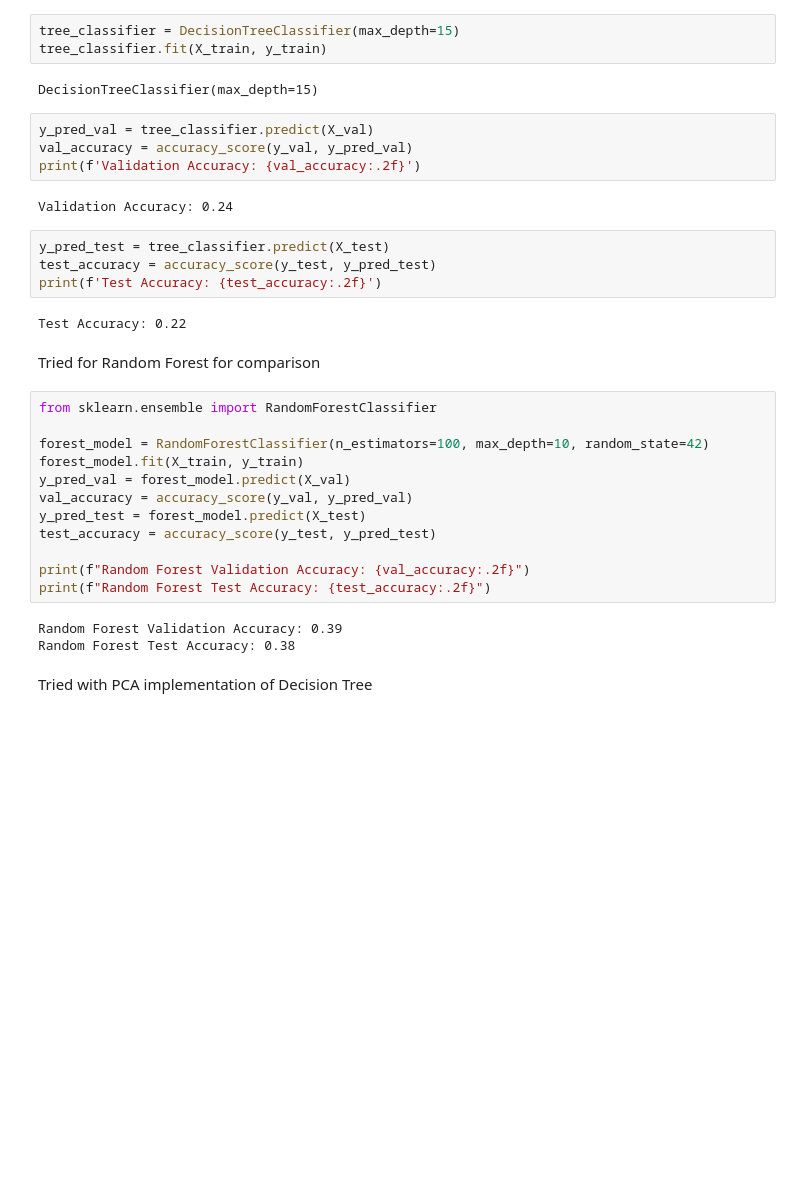
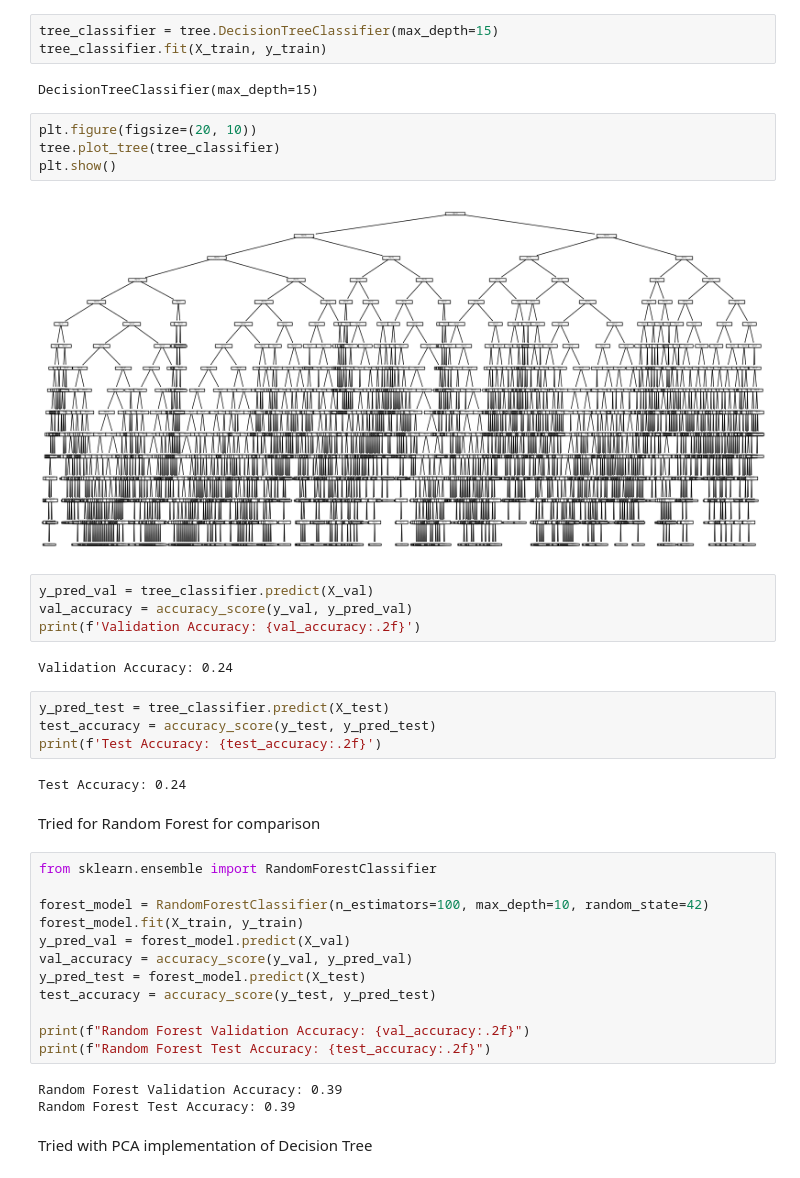
Before and after one commit to beyzoskaya/ClassificationCIFAR10, a Jupyter notebook: decisionTree.ipynb, the cells around one changed output. Saved outputs shown, nothing was run; the diff lists cells and outputs as text; blank space fills up the shorter version.

```diff
--- a/decisionTree.ipynb
+++ b/decisionTree.ipynb
@@ -161,10 +163,16 @@ Datatype of y_val: int64
 Datatype of X_test: float32
 Datatype of y_test: int64
 # %%
-tree_classifier = DecisionTreeClassifier(max_depth=15)
+tree_classifier = tree.DecisionTreeClassifier(max_depth=15)
 tree_classifier.fit(X_train, y_train)
 # %% [output]
 DecisionTreeClassifier(max_depth=15)
+# %%
+plt.figure(figsize=(20, 10))
+tree.plot_tree(tree_classifier)
+plt.show()
+# %% [output]
+[figure, added]
 # %%
 y_pred_val = tree_classifier.predict(X_val)
 val_accuracy = accuracy_score(y_val, y_pred_val)
@@ -176,7 +184,7 @@ y_pred_test = tree_classifier.predict(X_test)
 test_accuracy = accuracy_score(y_test, y_pred_test)
 print(f'Test Accuracy: {test_accuracy:.2f}')
 # %% [output]
-Test Accuracy: 0.22
+Test Accuracy: 0.24
 # %% [markdown]
 Tried for Random Forest for comparison
 # %%
@@ -193,7 +201,7 @@ print(f"Random Forest Validation Accuracy: {val_accuracy:.2f}")
 print(f"Random Forest Test Accuracy: {test_accuracy:.2f}")
 # %% [output]
 Random Forest Validation Accuracy: 0.39
-Random Forest Test Accuracy: 0.38
+Random Forest Test Accuracy: 0.39
 # %% [markdown]
 Tried with PCA implementation of Decision Tree
 # %%
```
Also changed, not shown: parts of 7 cells of this notebook.
